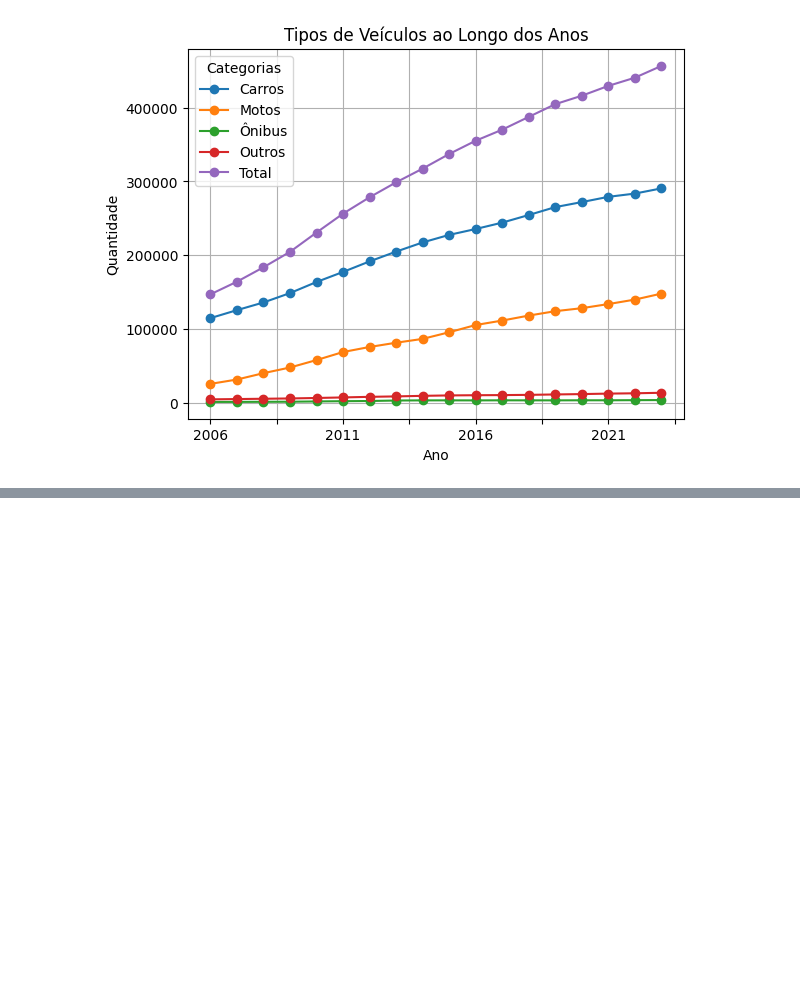
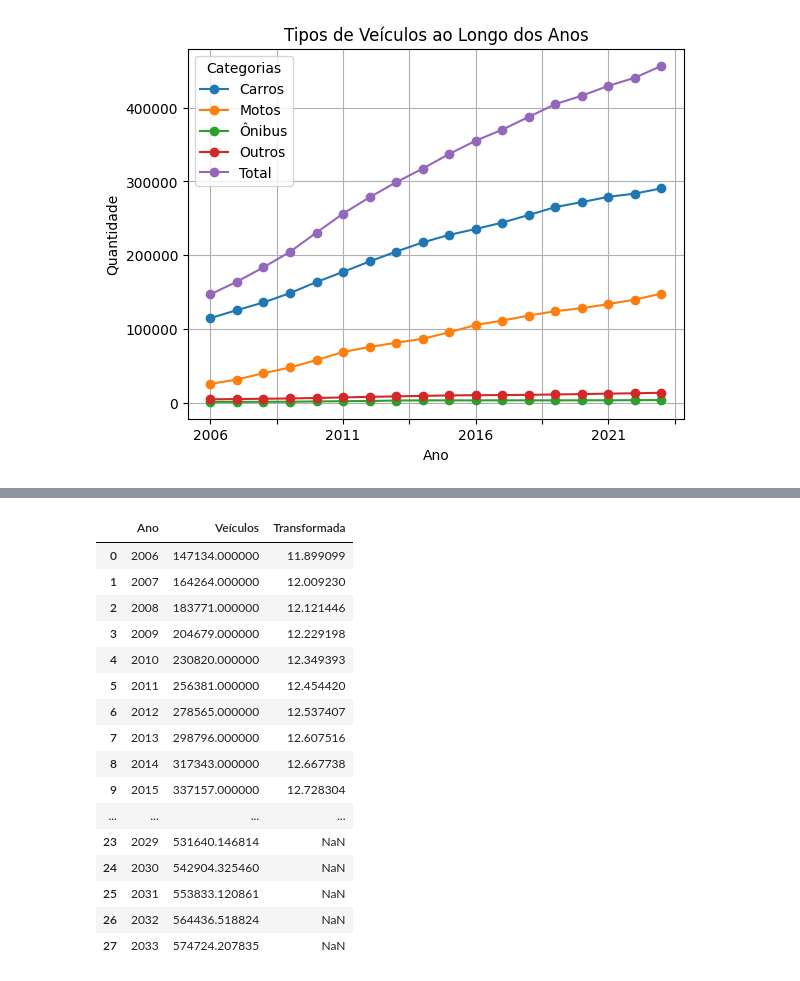
Before and after one commit to augustomiguel/seriestemporais, a Jupyter notebook: st_veiculos.ipynb, the cells around one changed output, grey strips where cells are left out. Cells and saved outputs as stored; diff of their text form; code cells hidden in the pictures; blank space fills up the shorter version.

```diff
--- a/st_veiculos.ipynb
+++ b/st_veiculos.ipynb
@@ -331,0 +490,21 @@ plt.show()
+# %%
+tudo = pd.concat([data, previsoes], ignore_index=True)
+tudo
+# %% [output]
+|  | Ano | Veículos | Transformada |
+| 0 | 2006 | 147134.000000 | 11.899099 |
+| 1 | 2007 | 164264.000000 | 12.009230 |
+| 2 | 2008 | 183771.000000 | 12.121446 |
+| 3 | 2009 | 204679.000000 | 12.229198 |
+| 4 | 2010 | 230820.000000 | 12.349393 |
+| 5 | 2011 | 256381.000000 | 12.454420 |
+| 6 | 2012 | 278565.000000 | 12.537407 |
+| 7 | 2013 | 298796.000000 | 12.607516 |
+| 8 | 2014 | 317343.000000 | 12.667738 |
+| 9 | 2015 | 337157.000000 | 12.728304 |
+| ... | ... | ... | ... |
+| 23 | 2029 | 531640.146814 | NaN |
+| 24 | 2030 | 542904.325460 | NaN |
+| 25 | 2031 | 553833.120861 | NaN |
+| 26 | 2032 | 564436.518824 | NaN |
+| 27 | 2033 | 574724.207835 | NaN |
```
Also changed, not shown: parts of 23 cells of this notebook.
